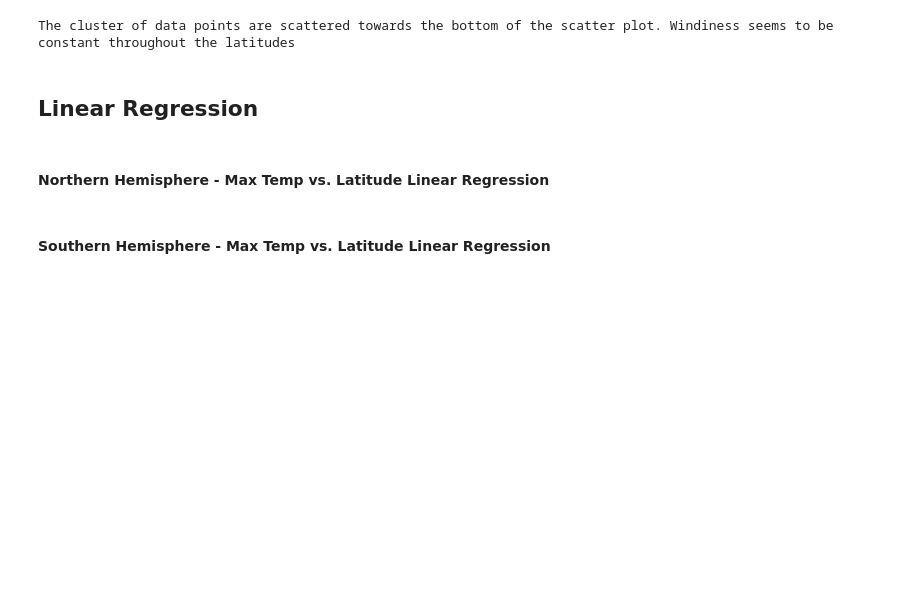
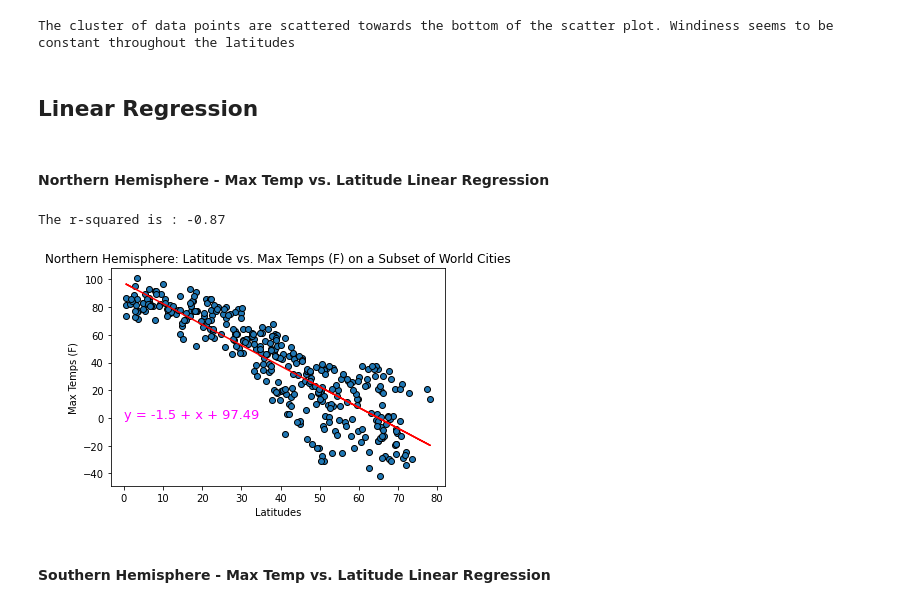
Before and after one commit to cjvilla/Analysis-of-Weather-and-Vacation-Patterns, a Jupyter notebook: WeatherPy/WeatherPy.ipynb, the cells around one changed output. Cells and saved outputs as stored; diff of their text form; code cells hidden in the pictures; blank space fills up the shorter version.

Commit message:
added s/n hemisphere plots and linear regression

```diff
--- a/WeatherPy/WeatherPy.ipynb
+++ b/WeatherPy/WeatherPy.ipynb
@@ -260,7 +261,38 @@ print(f"The cluster of data points are scattered towards the bottom of the scatt
 The cluster of data points are scattered towards the bottom of the scatter plot. Windiness seems to be constant throughout the latitudes
 # %% [markdown]
 ## Linear Regression
+# %%
+northern_hemis = weather_df.loc[weather_df.Latitude > 0]
+southern_hemis = weather_df.loc[weather_df.Latitude < 0]
+# %%
+def to_linear_regress(x, y):
+    pearson_r = round(st.pearsonr(x, y)[0],2)
+    (slope, intercept, rvalue, pvalue, stderr) = linregress(x, y)
+    regress_values = x * slope + intercept
+    line_eq = f"y = {round(slope,2)} + x + {round(intercept, 2)}"
+    plt.scatter(x, y, edgecolors="black")
+    plt.plot(x,regress_values,"r-")
+    print(f"The r-squared is : {pearson_r}")
+    return line_eq
+# %%
+# to show line equation on graph
+def to_annotate(line_eq, x, y):
+    plt.annotate(line_eq,(x,y),fontsize=13,color="magenta")
 # %% [markdown]
 ####  Northern Hemisphere - Max Temp vs. Latitude Linear Regression
+# %%
+northern_max_line = to_linear_regress(northern_hemis.Latitude, northern_hemis.Temperatures)
+plt.title("Northern Hemisphere: Latitude vs. Max Temps (F) on a Subset of World Cities")
+plt.xlabel("Latitudes")
+plt.ylabel("Max Temps (F)")
+
+to_annotate(northern_max_line,0, 0)
+
+plt.savefig("./Images/lats_northern_temps.png")
+plt.show()
+plt.close()
+# %% [output]
+The r-squared is : -0.87
+[figure, added]
 # %% [markdown]
 ####  Southern Hemisphere - Max Temp vs. Latitude Linear Regression
```
Also changed, not shown: parts of 19 cells of this notebook, 13 other files.
